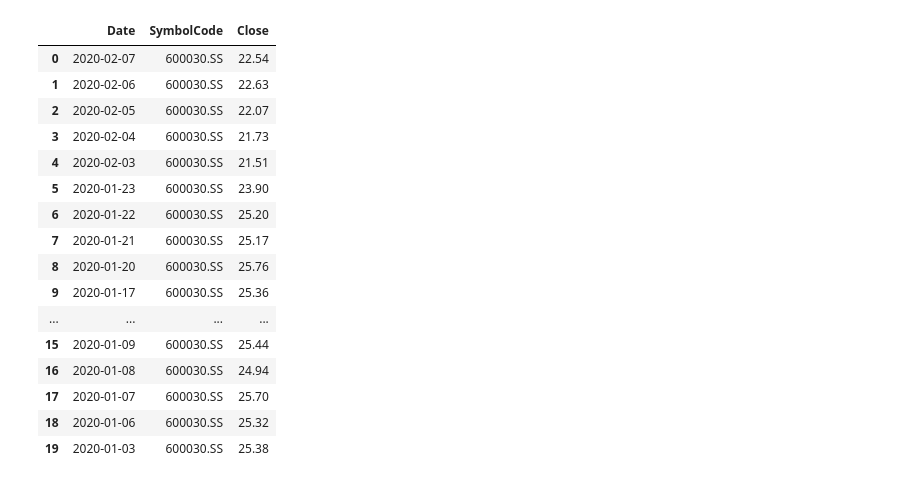
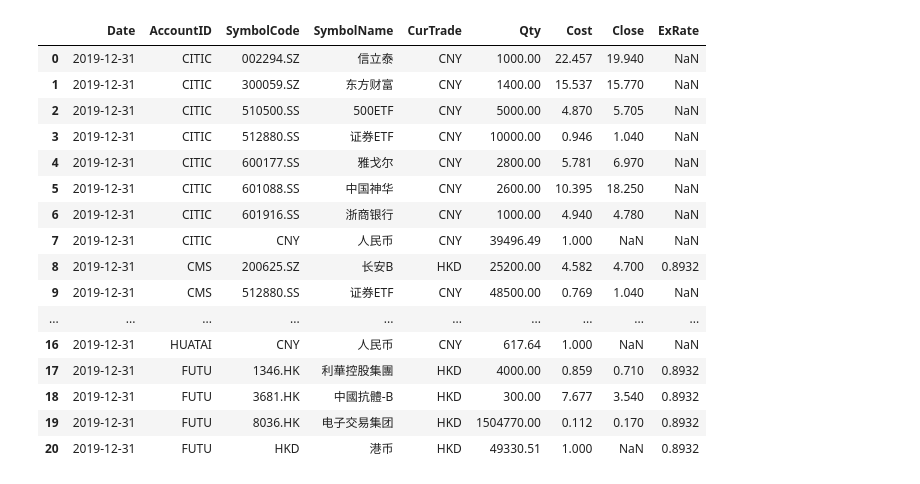
Before and after one commit to swordzeng/AMS, a Jupyter notebook: Test.ipynb, the cells around one changed output. Saved outputs shown, nothing was run; the diff lists cells and outputs as text; code cells hidden in the pictures.

```diff
--- a/Test.ipynb
+++ b/Test.ipynb
@@ -132,21 +1,29 @@ close
-# %%
-close_part = close.loc[close["Date"] >= "2020-01-03"]
-close_part
-# %% [output]
-|  | Date | SymbolCode | Close |
-| 0 | 2020-02-07 | 600030.SS | 22.54 |
-| 1 | 2020-02-06 | 600030.SS | 22.63 |
-| 2 | 2020-02-05 | 600030.SS | 22.07 |
-| 3 | 2020-02-04 | 600030.SS | 21.73 |
-| 4 | 2020-02-03 | 600030.SS | 21.51 |
-| 5 | 2020-01-23 | 600030.SS | 23.90 |
-| 6 | 2020-01-22 | 600030.SS | 25.20 |
-| 7 | 2020-01-21 | 600030.SS | 25.17 |
-| 8 | 2020-01-20 | 600030.SS | 25.76 |
-| 9 | 2020-01-17 | 600030.SS | 25.36 |
-| ... | ... | ... | ... |
-| 15 | 2020-01-09 | 600030.SS | 25.44 |
-| 16 | 2020-01-08 | 600030.SS | 24.94 |
-| 17 | 2020-01-07 | 600030.SS | 25.70 |
-| 18 | 2020-01-06 | 600030.SS | 25.32 |
-| 19 | 2020-01-03 | 600030.SS | 25.38 |
+# %%
+import sqlite3
+import pandas as pd
+
+conn = sqlite3.connect('AMS.db')
+query = """select H.Date, H.AccountID, H.SymbolCode, H.SymbolName, H.CurTrade, H.Qty, H.Cost, C.Close, E.Close as ExRate
+        from Holding_Table_Test as H left join Close_Price as C on H.Date = C.Date and H.SymbolCode = C.SymbolCode
+        left join Exchange_Rate as E on H.Date = E.Date and H.CurTrade = E.SymbolCode
+        where H.Date = '2019-12-31'"""
+df = pd.read_sql(query, con=conn)
+df
+# %% [output]
+|  | Date | AccountID | SymbolCode | SymbolName | CurTrade | Qty | Cost | Close | ExRate |
+| 0 | 2019-12-31 | CITIC | 002294.SZ | 信立泰 | CNY | 1000.00 | 22.457 | 19.940 | NaN |
+| 1 | 2019-12-31 | CITIC | 300059.SZ | 东方财富 | CNY | 1400.00 | 15.537 | 15.770 | NaN |
+| 2 | 2019-12-31 | CITIC | 510500.SS | 500ETF | CNY | 5000.00 | 4.870 | 5.705 | NaN |
+| 3 | 2019-12-31 | CITIC | 512880.SS | 证券ETF | CNY | 10000.00 | 0.946 | 1.040 | NaN |
+| 4 | 2019-12-31 | CITIC | 600177.SS | 雅戈尔 | CNY | 2800.00 | 5.781 | 6.970 | NaN |
+| 5 | 2019-12-31 | CITIC | 601088.SS | 中国神华 | CNY | 2600.00 | 10.395 | 18.250 | NaN |
+| 6 | 2019-12-31 | CITIC | 601916.SS | 浙商银行 | CNY | 1000.00 | 4.940 | 4.780 | NaN |
+| 7 | 2019-12-31 | CITIC | CNY | 人民币 | CNY | 39496.49 | 1.000 | NaN | NaN |
+| 8 | 2019-12-31 | CMS | 200625.SZ | 长安B | HKD | 25200.00 | 4.582 | 4.700 | 0.8932 |
+| 9 | 2019-12-31 | CMS | 512880.SS | 证券ETF | CNY | 48500.00 | 0.769 | 1.040 | NaN |
+| ... | ... | ... | ... | ... | ... | ... | ... | ... | ... |
+| 16 | 2019-12-31 | HUATAI | CNY | 人民币 | CNY | 617.64 | 1.000 | NaN | NaN |
+| 17 | 2019-12-31 | FUTU | 1346.HK | 利華控股集團 | HKD | 4000.00 | 0.859 | 0.710 | 0.8932 |
+| 18 | 2019-12-31 | FUTU | 3681.HK | 中國抗體-B | HKD | 300.00 | 7.677 | 3.540 | 0.8932 |
+| 19 | 2019-12-31 | FUTU | 8036.HK | 电子交易集团 | HKD | 1504770.00 | 0.112 | 0.170 | 0.8932 |
+| 20 | 2019-12-31 | FUTU | HKD | 港币 | HKD | 49330.51 | 1.000 | NaN | 0.8932 |
```
Also changed, not shown: parts of 11 cells of this notebook, 9 other files.
